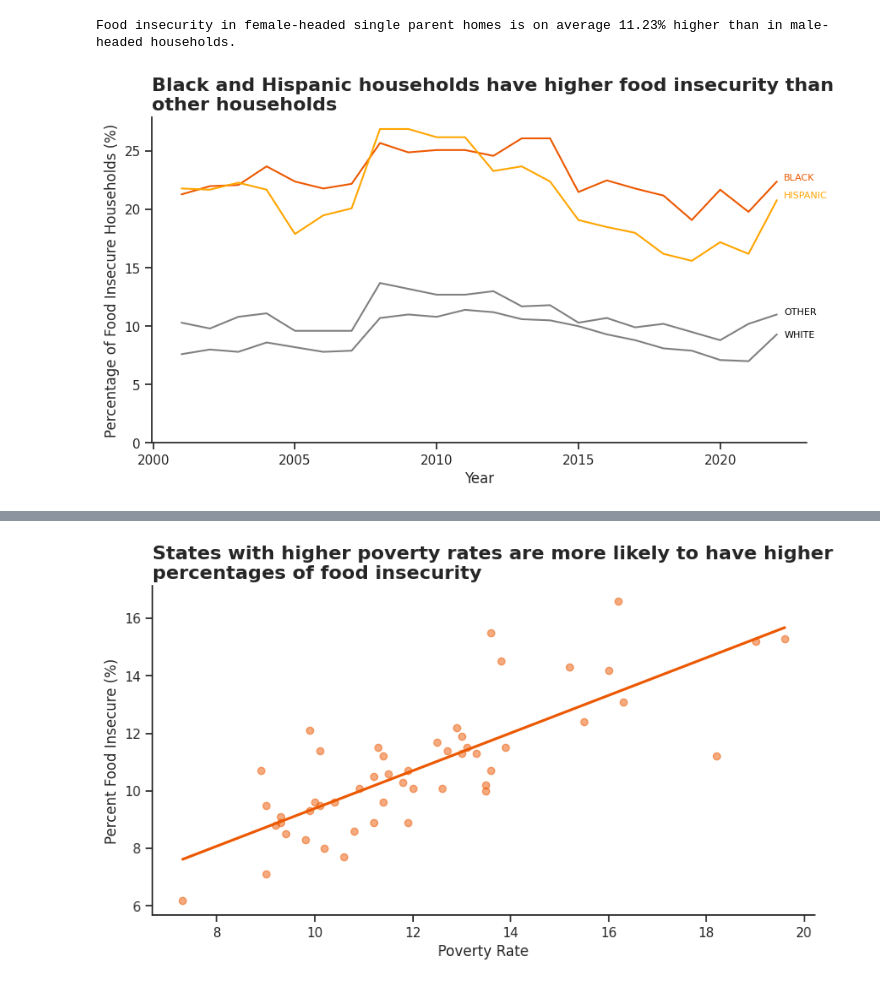
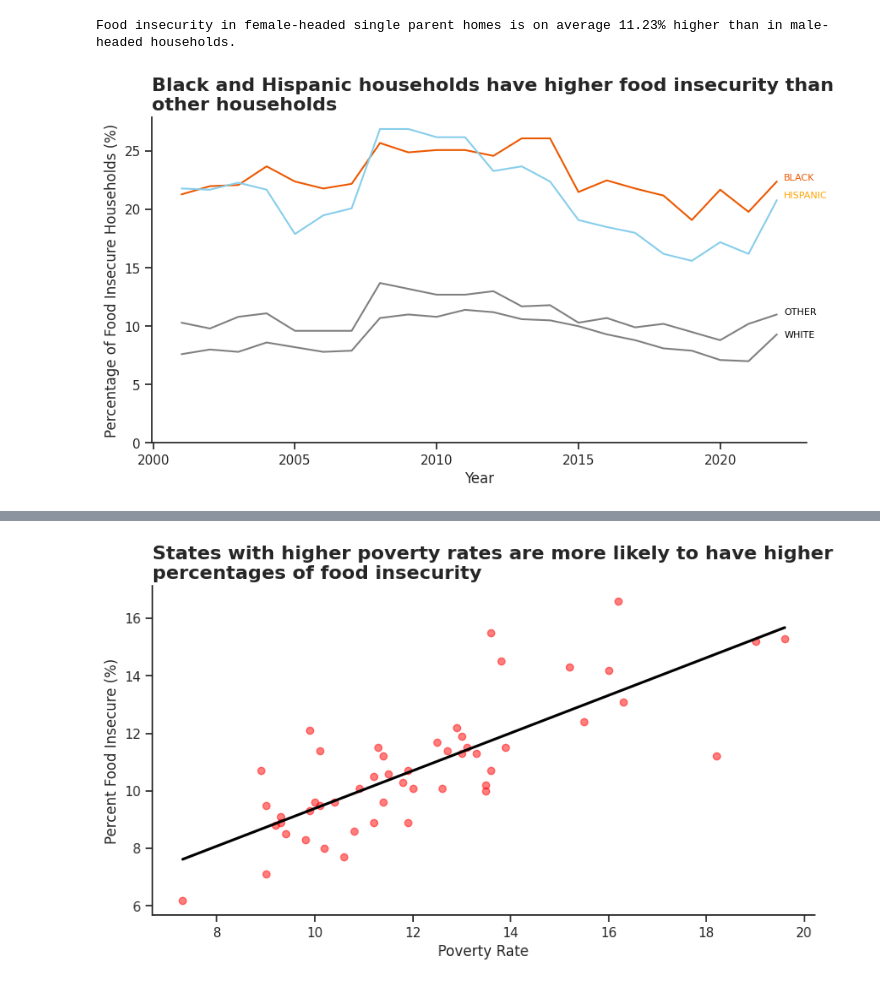
Before and after one commit to waheeb123/Data-608, a Jupyter notebook: Story6.ipynb, the cells around one changed output, grey strips where cells are left out. Drawn from its saved outputs; the diff is of its cells as text; code cells hidden in the pictures.

```diff
--- a/Story6.ipynb
+++ b/Story6.ipynb
@@ -164,7 +160,7 @@ fig = plt.figure(figsize=(10,5))
 
 custom_params = {"axes.spines.right": False, "axes.spines.top": False}
 sns.set_theme(style="ticks", rc=custom_params)
-sns.lineplot(race, x='Year', y='Food insecure-percent', hue='Subcategory', palette=['grey', '#EC5800', 'orange', 'grey']).legend().remove()
+sns.lineplot(race, x='Year', y='Food insecure-percent', hue='Subcategory', palette=['grey', '#EC5800', 'skyblue', 'grey']).legend().remove()
 
 plt.title('Black and Hispanic households have higher food insecurity than \nother households', fontweight='bold', fontsize=16, loc='left')
 plt.ylabel('Percentage of Food Insecure Households (%)')
@@ -177,7 +173,7 @@ plt.annotate('WHITE', (2022.25, 9), fontsize=8, color='black')
 plt.ylim(0)
 plt.show()
 # %% [output]
-[figure, old version]
+[figure, new version]
 # %%
 children = child[child['Category'].str.contains('Children - ')]
 
@@ -192,15 +188,15 @@ children.head()
 # %%
 fig = plt.figure(figsize=(10,5))
 
 poverty.rename({'State':"State Name"}, axis=1, inplace=True)
 state_poverty = pd.merge(states_regions, poverty)
 state_poverty['Poverty Rate'] = state_poverty['Poverty Rate'].apply(lambda x: re.sub('%', '', x)).apply(lambda x: float(x))
 
-sns.regplot(state_poverty, y = 'Food insecurity prevalence', x = 'Poverty Rate', ci=None, color="#EC5800", line_kws=dict(color="#EC5800"), scatter_kws={'alpha':0.5})
+sns.regplot(state_poverty, y = 'Food insecurity prevalence', x = 'Poverty Rate', ci=None, color="red", line_kws=dict(color="black"), scatter_kws={'alpha':0.5})
 
 plt.title('States with higher poverty rates are more likely to have higher \npercentages of food insecurity', fontweight='bold', fontsize=16, loc='left')
 plt.ylabel('Percent Food Insecure (%)')
 
 plt.show()
 # %% [output]
-[figure, old version]
+[figure, new version]
```
Also changed, not shown: parts of 2 cells of this notebook.
